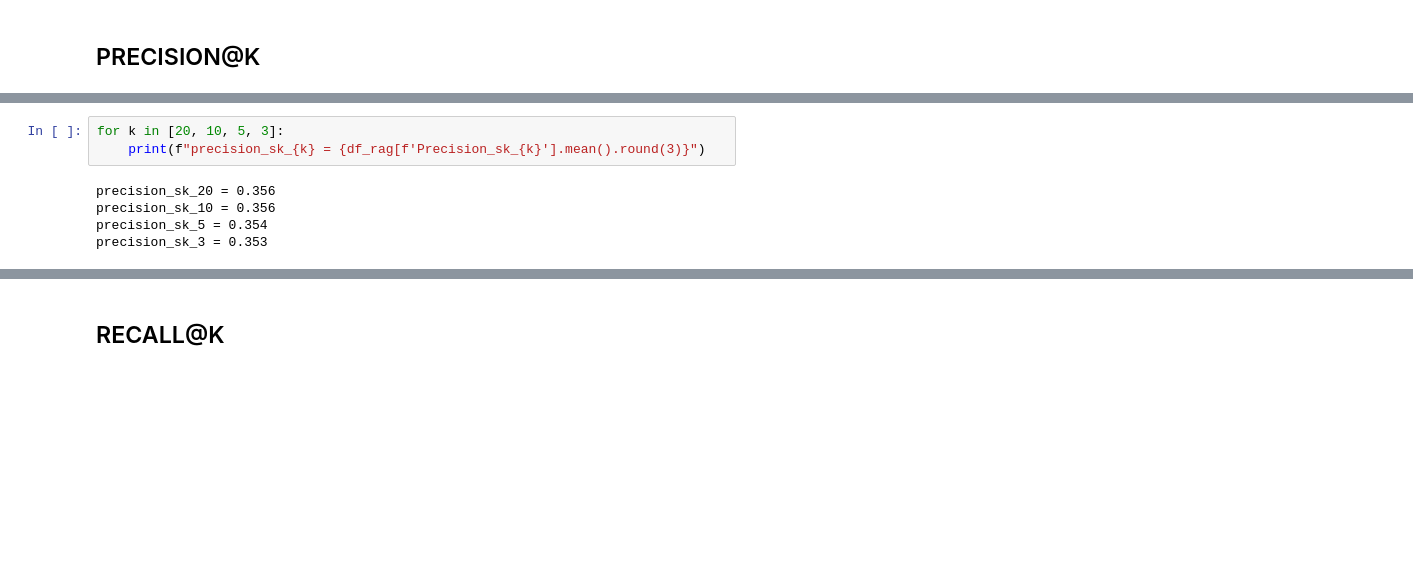
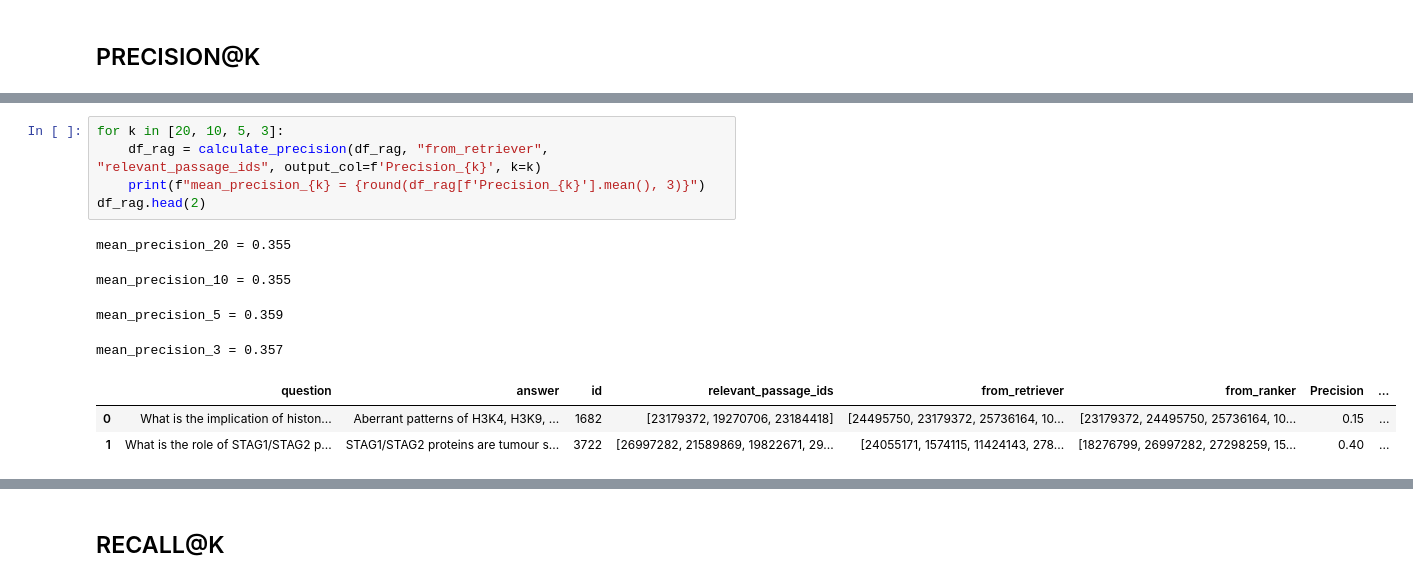
Before and after one commit to ZavrazhinMA/RAG_eval, a Jupyter notebook: rag_eval_retrieval_part.ipynb, the cells around one changed output, grey strips where cells are left out. Cells and saved outputs as stored; diff of their text form; blank space fills up the shorter version.

```diff
--- a/rag_eval_retrieval_part.ipynb
+++ b/rag_eval_retrieval_part.ipynb
@@ -159,11 +148,16 @@ df_rag.head(2)
-# %%
-for k in [20, 10, 5, 3]:
-    print(f"precision_sk_{k} = {df_rag[f'Precision_sk_{k}'].mean().round(3)}")
-# %% [output]
-precision_sk_20 = 0.356
-precision_sk_10 = 0.356
-precision_sk_5 = 0.354
-precision_sk_3 = 0.353
+# %%
+for k in [20, 10, 5, 3]:
+    df_rag = calculate_precision(df_rag, "from_retriever", "relevant_passage_ids", output_col=f'Precision_{k}', k=k)
+    print(f"mean_precision_{k} = {round(df_rag[f'Precision_{k}'].mean(), 3)}")
+df_rag.head(2)
+# %% [output]
+mean_precision_20 = 0.355
+mean_precision_10 = 0.355
+mean_precision_5 = 0.359
+mean_precision_3 = 0.357
+|  | question | answer | id | relevant_passage_ids | from_retriever | from_ranker | Precision | ... |
+| 0 | What is the implication of histon... | Aberrant patterns of H3K4, H3K9, ... | 1682 | [23179372, 19270706, 23184418] | [24495750, 23179372, 25736164, 10... | [23179372, 24495750, 25736164, 10... | 0.15 | ... |
+| 1 | What is the role of STAG1/STAG2 p... | STAG1/STAG2 proteins are tumour s... | 3722 | [26997282, 21589869, 19822671, 29... | [24055171, 1574115, 11424143, 278... | [18276799, 26997282, 27298259, 15... | 0.40 | ... |
 # %%
 for k in [20, 10, 5, 3]:
     df_rag = precision_sklearn(df_rag, "from_ranker", "relevant_passage_ids", output_col=f'Precision_rank{k}', k=k)
```
Also changed, not shown: parts of 27 cells of this notebook, 1 other file.
